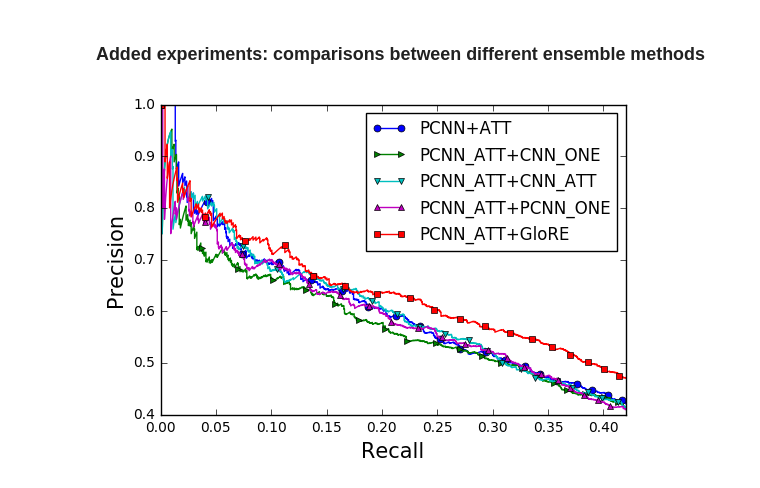
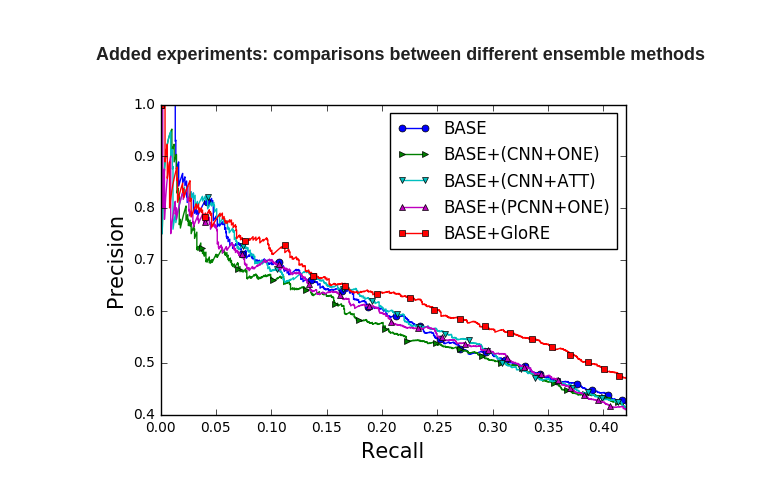
Before and after one commit to ppuliu/GloRE, a Jupyter notebook: plot.ipynb, the cells around one changed output. Drawn from its saved outputs; the diff is of its cells as text; code cells hidden in the pictures.

```diff
--- a/plot.ipynb
+++ b/plot.ipynb
@@ -161,32 +163,32 @@ def getXY(file_name, n = 2000):
             if i >= n:
                 break
     return x, y
 
 GloRE = 'results/held_out/PCNN+ATT+GloRE_pr.txt'
 LoRE = 'results/held_out/PCNN+ATT+LoRE_pr.txt'
 PCNN_ATT =  'results/held_out/PCNN+ATT_pr.txt'
 PCNN_ONE =  'results/held_out/PCNN_ATT+PCNN_ONE_pr.txt'
 CNN_ATT =  'results/held_out/PCNN_ATT+CNN_ATT_pr.txt'
 CNN_ONE =  'results/held_out/PCNN_ATT+CNN_ONE_pr.txt'
 
 x1, y1 = getXY(CNN_ONE)
 x2, y2 = getXY(CNN_ATT)
 x3, y3 = getXY(PCNN_ONE)
 x4, y4 = getXY(PCNN_ATT)
 x5, y5 = getXY(GloRE)
 
 plt.plot(x4,y4, marker = 'o', markevery = 100, markersize = 5, color='b')
 plt.plot(x1,y1, marker = '>', markevery = 100, markersize = 5, color = 'g')
 plt.plot(x2,y2, marker = 'v', markevery = 100, markersize = 5, color='c')
 plt.plot(x3,y3, marker = '^', markevery = 100, markersize = 5, color='m')
 plt.plot(x5,y5, marker = 's', markevery = 100, markersize = 5, color='r')
-plt.legend(['PCNN+ATT','PCNN_ATT+CNN_ONE', 'PCNN_ATT+CNN_ATT','PCNN_ATT+PCNN_ONE', 'PCNN_ATT+GloRE'])
+plt.legend(['BASE','BASE+(CNN+ONE)', 'BASE+(CNN+ATT)','BASE+(PCNN+ONE)', 'BASE+GloRE'])
 plt.ylim([0.4, 1.0])
 plt.xlim([0.0, 0.42])
 plt.xlabel('Recall', fontsize=15)
 plt.ylabel('Precision', fontsize=15)
 plt.gca().tick_params(labelsize=10)
 #plt.savefig('ensemble.eps', format='eps')
 plt.show()
 # %% [output]
-[figure, old version]
+[figure, new version]
```
Also changed, not shown: parts of 1 cell of this notebook, 1 other file.
